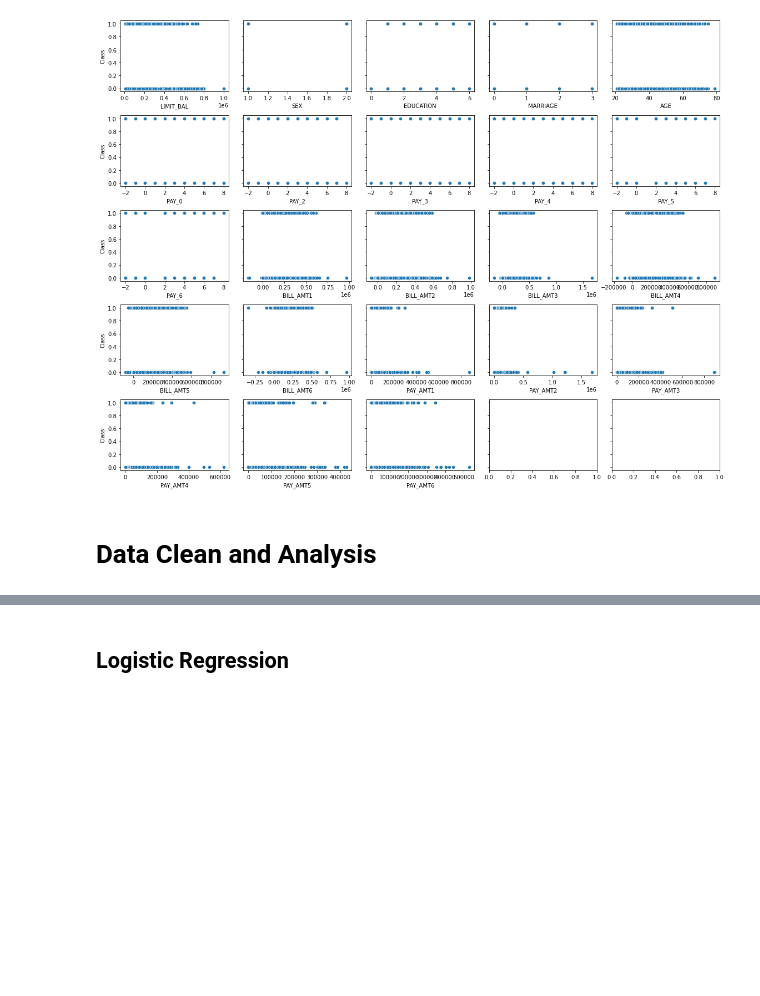
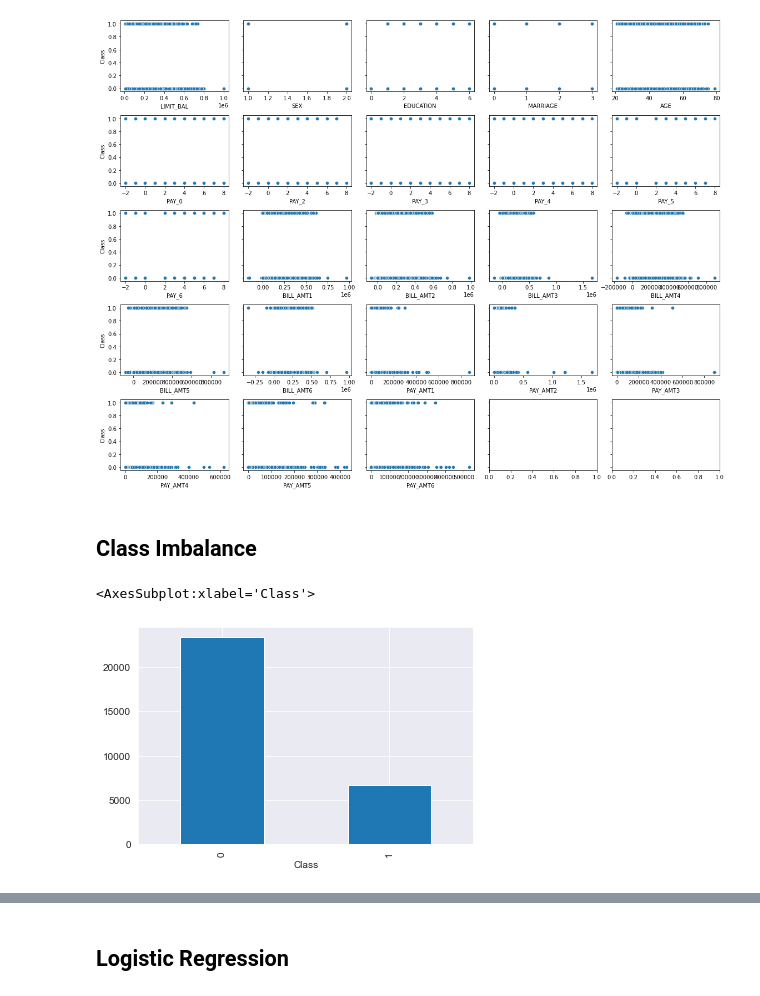
Before and after one commit to ghcn345/Credit-Card-Default-Prediction, a Jupyter notebook: project_CCFraud.ipynb, the cells around one changed output, grey strips where cells are left out. Cells and saved outputs as stored; diff of their text form; code cells hidden in the pictures; blank space fills up the shorter version.

```diff
--- a/project_CCFraud.ipynb
+++ b/project_CCFraud.ipynb
@@ -84,3 +124,11 @@ df.head()
 | 3 | 4 | 50000 | 2 | 2 | 1 | 37 | 0 | 0 | 0 | 0 | ... |
 | 4 | 5 | 50000 | 1 | 2 | 1 | 57 | -1 | 0 | -1 | 0 | ... |
 5 rows × 25 columns
+# %%
+# remove the name column
+df = df[df.index != 18381]
+
+# cast the remaining columns to int
+df = df.astype(int)
+
+df.info()
@@ -112,5 +178,10 @@ for ax, c in zip(axes.flat, col):
 plt.tight_layout()
 # %% [output]
 [figure]
-# %% [markdown]
-# Data Clean and Analysis
+# %% [markdown]
+## Class Imbalance
+# %%
+df.groupby(['Class']).ID.count().plot(kind='bar')
+# %% [output]
+<AxesSubplot:xlabel='Class'>
+[figure, added]
```
Also changed, not shown: parts of 46 cells of this notebook, 1 other file.
